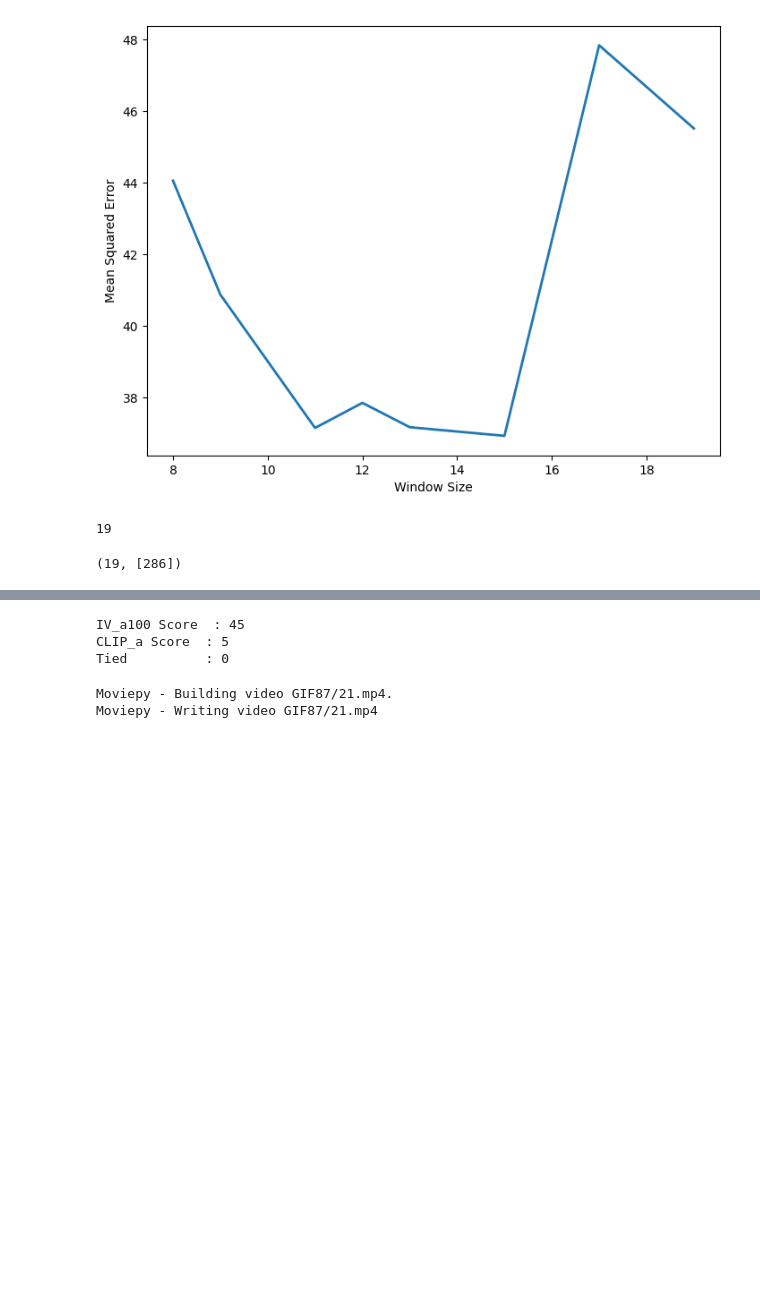
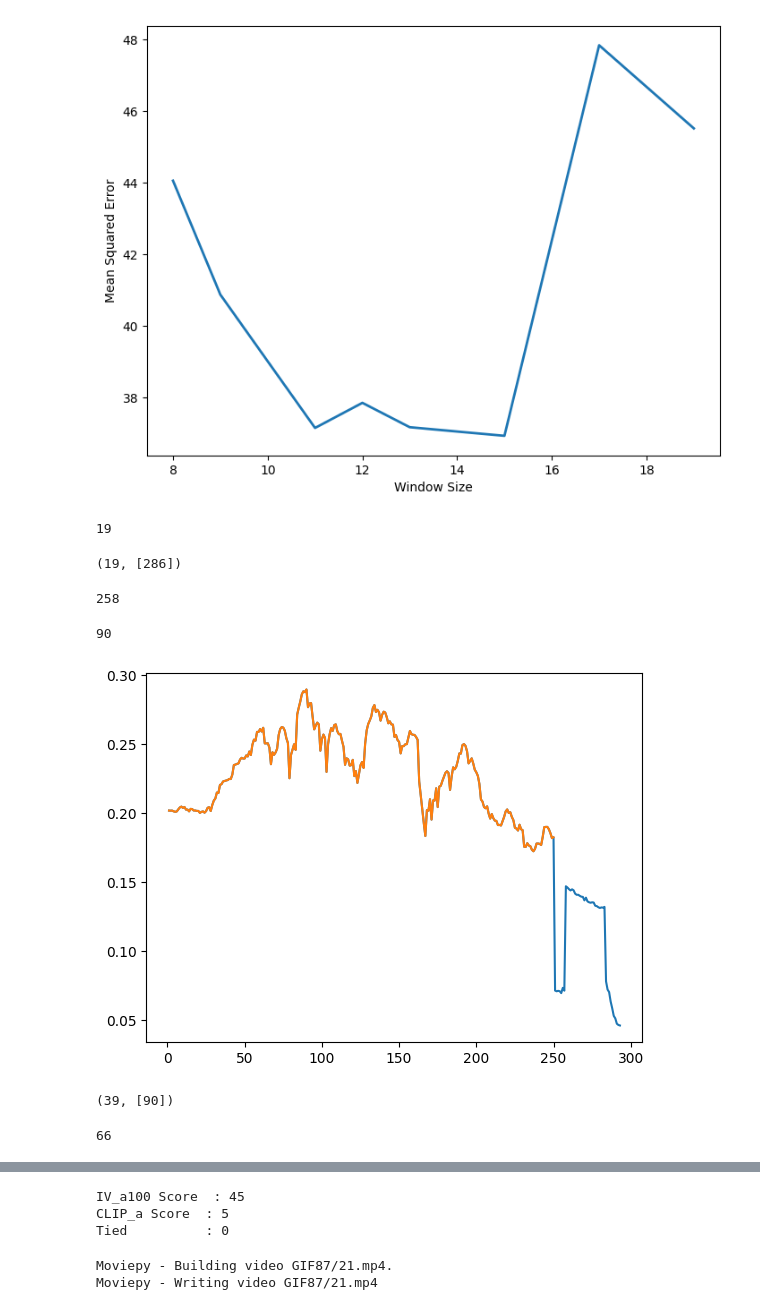
Before and after one commit to ruo2019/photography-model, a Jupyter notebook: visualizing_results.ipynb, the cells around one changed output, grey strips where cells are left out. Cells and saved outputs as stored; diff of their text form; code cells hidden in the pictures; blank space fills up the shorter version.

```diff
--- a/visualizing_results.ipynb
+++ b/visualizing_results.ipynb
@@ -18,9 +24,11 @@ def pickle_read(file):
 # %%
+backflip_dataset = False
 data_load = {
     "jar/InternVideo-a8.pkl": "IV_a8",
     "jar/InternVideo-a11.pkl": "IV_a11",
     "jar/CLIP-a.pkl": "CLIP_a",
     "jar/CLIP-r.pkl": "CLIP_r",
+    "jar/CLIP-g.pkl": "CLIP_g",
     "jar/InternVideo-r8.pkl": "IV_r8",
     "jar/InternVideo-r11.pkl": "IV_r11",
     "jar/InternVideo-r13.pkl": "IV_r13",
@@ -35,7 +43,9 @@ data_load = {
     "jar/InternVideo-r17.pkl": "IV_r17",
     "jar/InternVideo-r19.pkl": "IV_r19",
     "jar/InternVideo-a19.pkl": "IV_a19",
-    "InternVideo-a8.pkl": "what_8"
+    "jar/InternVideo-g8.pkl": "IV_g8",
+    "jar/InternVideo-g11.pkl": "IV_g11",
+    "jar/InternVideo-g13.pkl": "IV_g13",
     # "jar/InternVideo-a100.pkl": "IV_a100",
     # "jar/InternVideo-r100.pkl": "IV_r100",
 
@@ -46,11 +56,15 @@ for key, value in data_load.items():
 
 logits_r = pickle_read('rustyjar/InternVideo-logits-r.pkl')
 logits_a = pickle_read('rustyjar/InternVideo-logits-a.pkl')
+logits_g = pickle_read('rustyjar/InternVideo-logits-g.pkl')
 
-raw_data = pandas.read_csv('anno_backflip.csv')
-data = []
-for index, row in raw_data.iterrows():
-    data.append((row['ID'], eval('[' + row['Frame(s)'] + ']')))
+if backflip_dataset:
+    raw_data = pandas.read_csv('anno_backflip.csv')
+    data = []
+    for index, row in raw_data.iterrows():
+        data.append((row['ID'], eval('[' + row['Frame(s)'] + ']')))
+else:
+    data = pickle_read('rustyjar/GIF87.pkl')
 
 print(len(IV_a8), 'predictions loaded.')
 print("First 10 Predictions from Intern Video:      ", IV_a8[:10])
@@ -349,3 +370,15 @@ CLIP_r[18]
 data[18]
 # %% [output]
 (19, [286])
+# %%
+IV_g8[37]
+# %% [output]
+258
+# %%
+logits_37 = logits_g[38]
+# %%
+logits_37_copy = copy.deepcopy(logits_37)
+logits_37_copy.sort(key = lambda x: -x[0])
+print(logits_37_copy[0][1])
+# %% [output]
+90
@@ -351,0 +636,14 @@ data[18]
+# %%
+plt.plot([x[1] for x in logits_37], [x[0] for x in logits_37])
+plt.plot([x[1] for x in stuff38], [x[0] for x in stuff38])
+plt.show()
+# %% [output]
+[figure, added]
+# %%
+data[38]
+# %% [output]
+(39, [90])
+# %%
+CLIP_g[37]
+# %% [output]
+66
```
Also changed, not shown: parts of 12 cells of this notebook, 9 other files.
